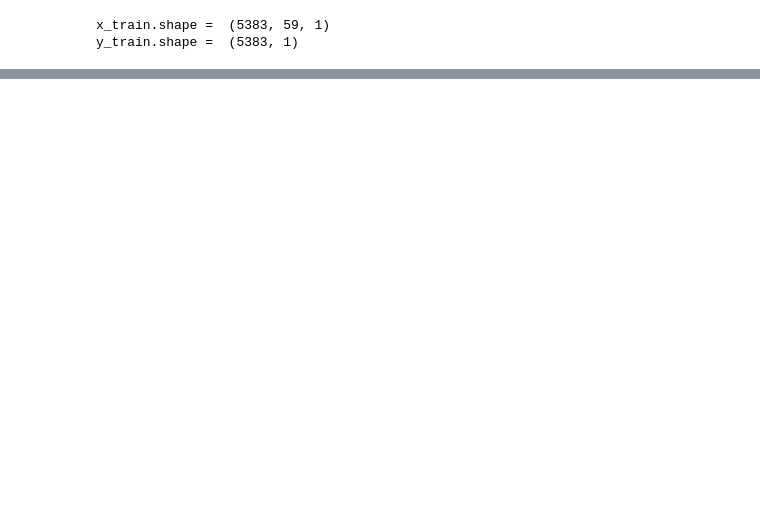
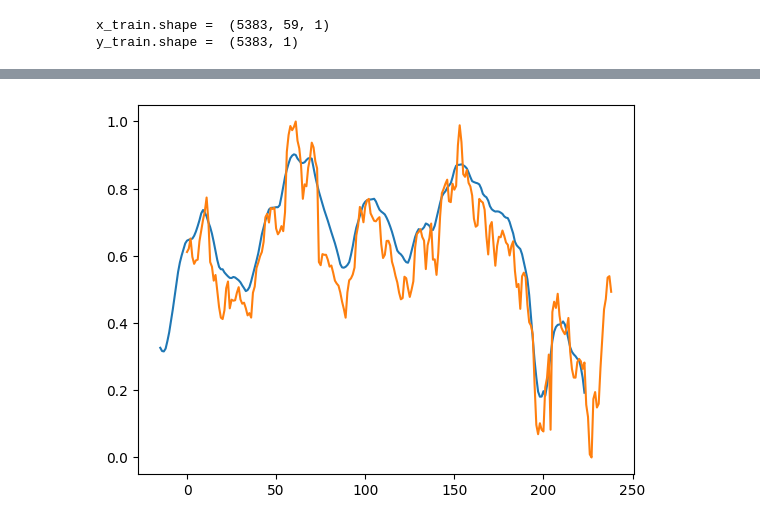
Before and after one commit to OFVGuest/AI-Stock, a Jupyter notebook: stock.ipynb, the cells around one changed output, grey strips where cells are left out. Saved outputs shown, nothing was run; the diff lists cells and outputs as text; code cells hidden in the pictures; blank space fills up the shorter version.

```diff
--- a/stock.ipynb
+++ b/stock.ipynb
@@ -267,7 +290,9 @@ plt.plot(y_train);
 # %%
 test_preds = model(x_test_tensor).detach().numpy()
-plt.plot(test_preds)
+sns.lineplot(x=np.arange(0,len(test_preds))-15, y=test_preds[:,0])
 plt.plot(y_test);
+# %% [output]
+[figure, added]
 # %%
 dia_a_predecir = 190
 dias_a_predecir = 200
```
Also changed, not shown: parts of 22 cells of this notebook.
